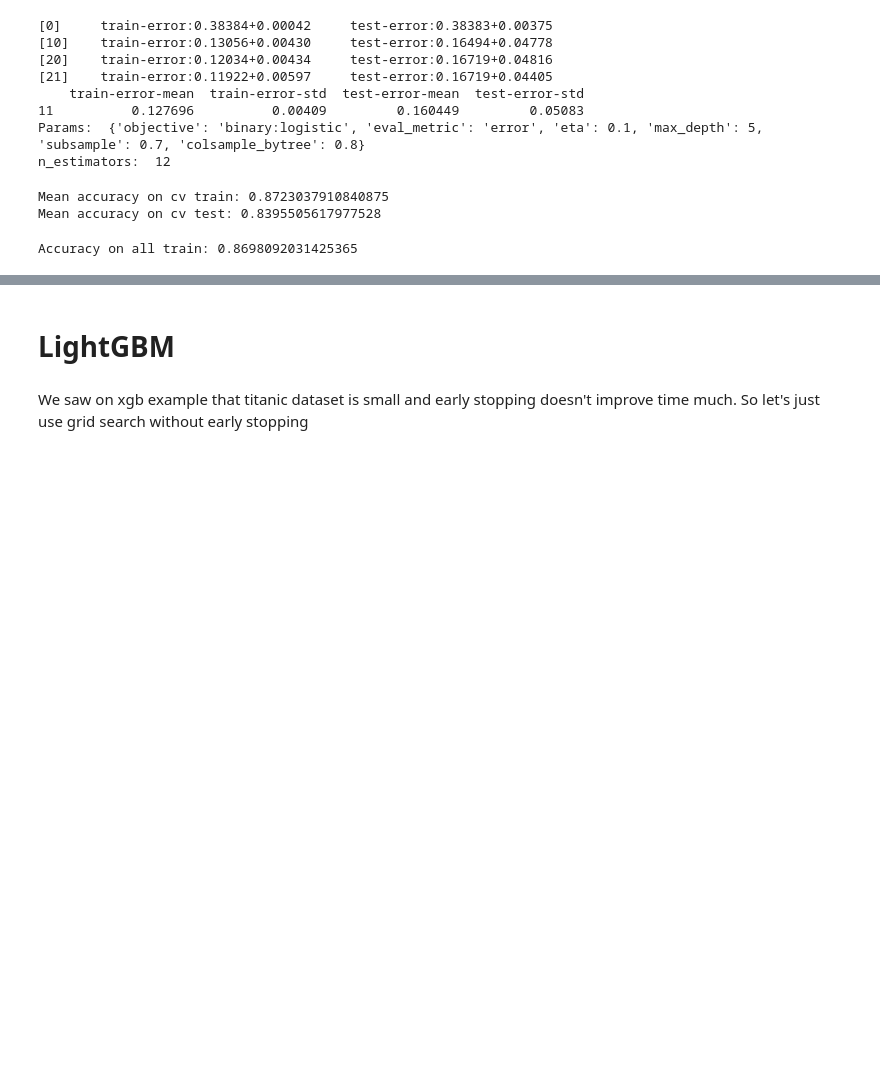
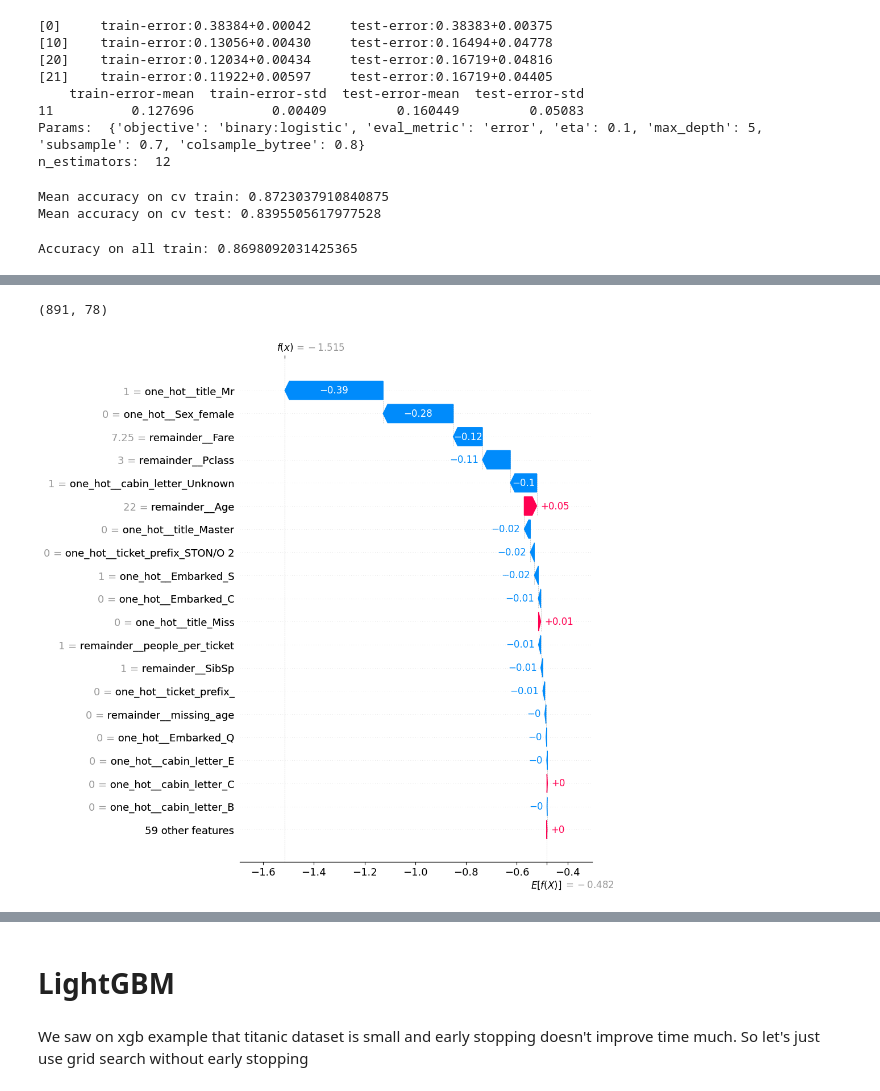
Before and after one commit to VladGnatiuk/projector_ml6, a Jupyter notebook: _vg/homeworks/homework 10. Prjctr HW10. Feature importance.ipynb, the cells around one changed output, grey strips where cells are left out. Drawn from its saved outputs; the diff is of its cells as text; code cells hidden in the pictures; blank space fills up the shorter version.

Commit message:
Model interpretation

```diff
--- a/_vg/homeworks/homework 10. Prjctr HW10. Feature importance.ipynb
+++ b/_vg/homeworks/homework 10. Prjctr HW10. Feature importance.ipynb
@@ -179,3 +179,9 @@ xgb_train_score = accuracy_score(xgb_train_y_predict, np.array(train_y))
 print(f'Accuracy on all train: {xgb_train_score}')
 # %% [output]
 Accuracy on all train: 0.8698092031425365
+# %%
+xgb_model = xgb.train(xgb_parameters, xgb_train, num_boost_round=n_estimators)
+
+xgb_train_y_predict = (xgb_model.predict(xgb_train) >= 0.5).astype(int)
+xgb_train_score = accuracy_score(xgb_train_y_predict, np.array(train_y))
+print(f'Accuracy on all train: {xgb_train_score}')
@@ -188,0 +202,24 @@ xgb_test_with_pred['Survived'].to_csv('xgb_test_results.csv', index=True)
+# %%
+explainer = shap.Explainer(xgb_model)
+shap_values = explainer(xgb_train)
+print(shap_values.shape)
+# %% [output]
+(891, 78)
+# %%
+train_X_df = pd.DataFrame(
+    train_X_preprocessed.toarray(),
+    columns=feature_names,
+    index=train_X.index
+)
+# %%
+shap.waterfall_plot(
+    shap.Explanation(
+        values=shap_values[0],
+        base_values=explainer.expected_value,
+        data=train_X_df.iloc[0],
+        feature_names=feature_names
+    ),
+    max_display=20
+)
+# %% [output]
+[figure, added]
```
Also changed, not shown: parts of 4 cells of this notebook, 3 other files.
